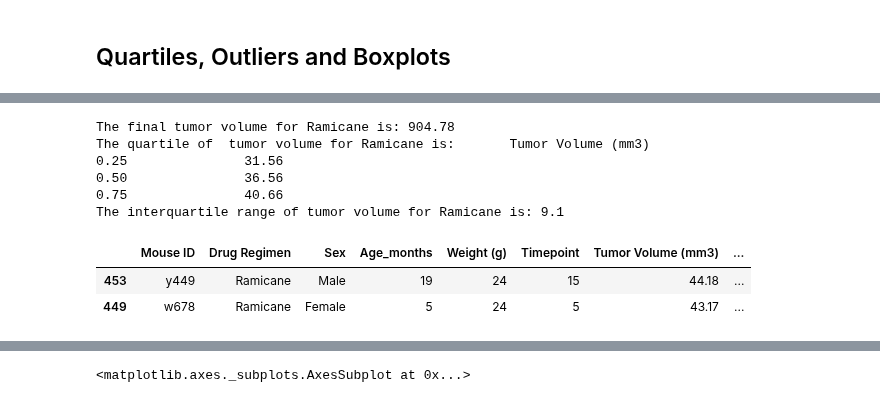
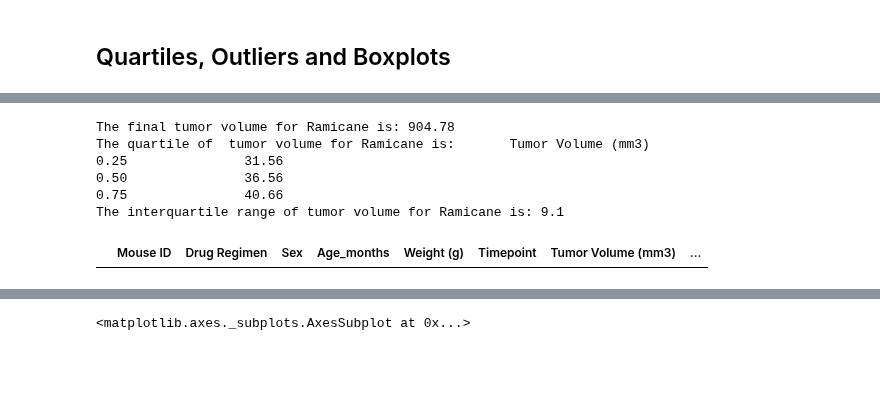
Before and after one commit to olivesun1213/Matplotlib, a Jupyter notebook: Unit 05 - Matplotlib_Homework_Instructions_Pymaceuticals_pymaceuticals_starter.ipynb, the cells around one changed output, grey strips where cells are left out. Cells and saved outputs as stored; diff of their text form; code cells hidden in the pictures; blank space fills up the shorter version.

```diff
--- a/Unit 05 - Matplotlib_Homework_Instructions_Pymaceuticals_pymaceuticals_starter.ipynb
+++ b/Unit 05 - Matplotlib_Homework_Instructions_Pymaceuticals_pymaceuticals_starter.ipynb
@@ -336,32 +333,30 @@ The interquartile range of tumor volume for Capomlin is: 7.78
 # %%
 #Ramicane
 Ramicane_Table = newtable.loc[newtable["Drug Regimen"] == "Ramicane", :]
 Ramicane_Table["Timepoint"]=pd.to_numeric(Ramicane_Table.Timepoint, errors='coerce')
 sortby_TimePoint1 = Ramicane_Table.sort_values(by="Timepoint", ascending=False)
 Rfinaltable=sortby_TimePoint1.drop_duplicates("Mouse ID")
 Ramicane_Final_Tumor_Volume=Rfinaltable["Tumor Volume (mm3)"].sum()
 Ramicane_Quarteriles=pd.DataFrame(Rfinaltable["Tumor Volume (mm3)"].quantile([.25,.5,.75]))
 RQ1=Rfinaltable["Tumor Volume (mm3)"].quantile(0.25)
 RQ3=Rfinaltable["Tumor Volume (mm3)"].quantile(0.75)
 RIQR=RQ3-RQ1
 R_lower_bound = RQ1 - (1.5*RIQR)
 R_upper_bound = RQ3 + (1.5*RIQR)
 print(f"The final tumor volume for Ramicane is: {round(Ramicane_Final_Tumor_Volume,2)}")
 print(f"The quartile of  tumor volume for Ramicane is: {Ramicane_Quarteriles}")
 print(f"The interquartile range of tumor volume for Ramicane is: {round(RIQR,2)}")
 
-outlier_Ramicane = Rfinaltable.loc[(Rfinaltable["Timepoint"] < R_lower_bound) | (Rfinaltable["Timepoint"] > R_upper_bound)]
+outlier_Ramicane = Rfinaltable.loc[(Rfinaltable["Tumor Volume (mm3)"] < R_lower_bound) | (Rfinaltable["Tumor Volume (mm3)"] > R_upper_bound)]
 outlier_Ramicane
 # %% [output]
 The final tumor volume for Ramicane is: 904.78
 The quartile of  tumor volume for Ramicane is:       Tumor Volume (mm3)
 0.25               31.56
 0.50               36.56
 0.75               40.66
 The interquartile range of tumor volume for Ramicane is: 9.1
 |  | Mouse ID | Drug Regimen | Sex | Age_months | Weight (g) | Timepoint | Tumor Volume (mm3) | ... |
-| 453 | y449 | Ramicane | Male | 19 | 24 | 15 | 44.18 | ... |
-| 449 | w678 | Ramicane | Female | 5 | 24 | 5 | 43.17 | ... |
 # %%
 #Infubinol
 Infubinol_Table = newtable.loc[newtable["Drug Regimen"] == "Infubinol", :]
```
Also changed, not shown: parts of 3 cells of this notebook.
